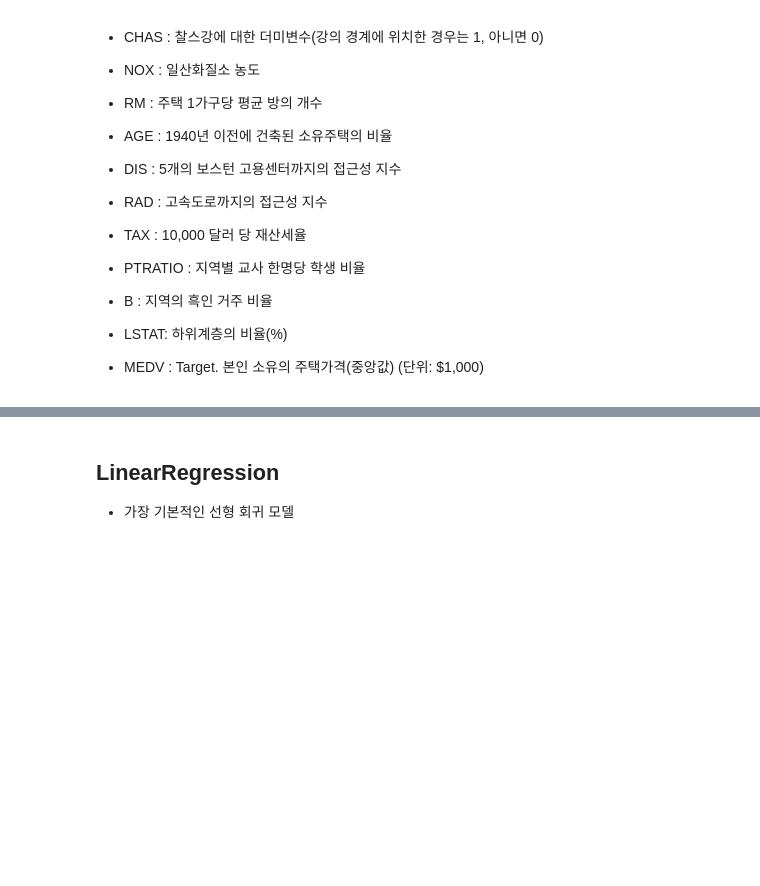
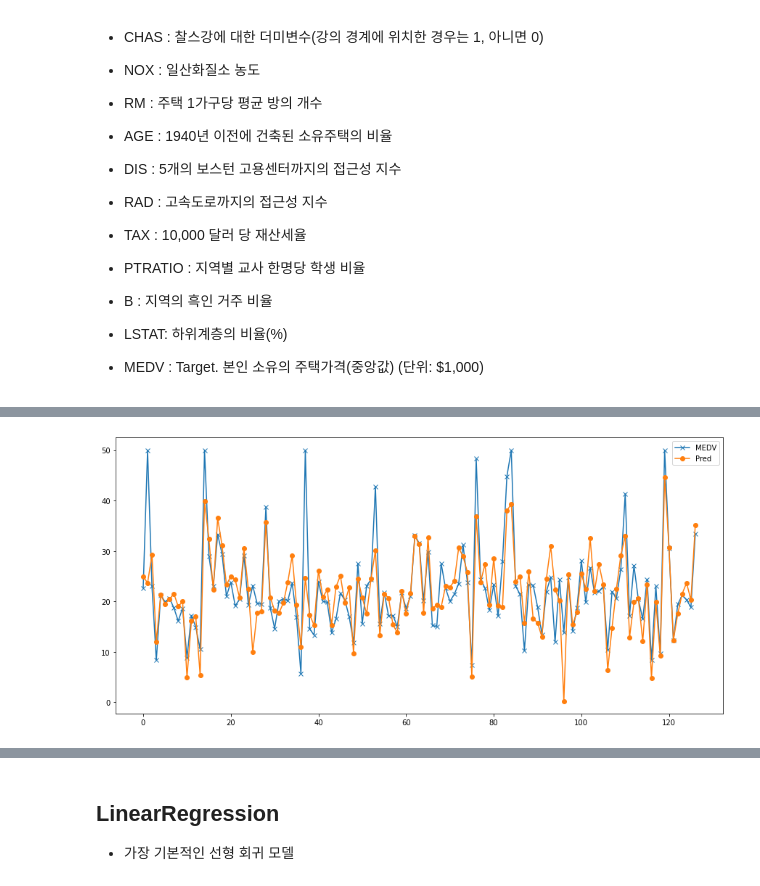
Before and after one commit to leejineui/Machine_Learning, a Jupyter notebook: 13_선형회귀.ipynb, the cells around one changed output, grey strips where cells are left out. Cells and saved outputs as stored; diff of their text form; code cells hidden in the pictures; blank space fills up the shorter version.

```diff
--- a/13_선형회귀.ipynb
+++ b/13_선형회귀.ipynb
@@ -46,0 +152,8 @@ $$
+# %%
+# Train/test set 으로 분리
+#연속형 컬럼 scaling
+
+from sklearn.model_selection import train_test_split
+
+X_train,X_test, y_train,y_test = train_test_split(X,y, random_state=0)
+X_train.shape, X_test.shape
@@ -46,0 +162,5 @@ $$
+# %%
+from sklearn.preprocessing import StandardScaler
+scaler =StandardScaler()
+X_train_scaled =scaler.fit_transform(X_train)
+X_test_scaled= scaler.transform(X_test)
@@ -46,0 +189,3 @@ $$
+# %%
+lr = LinearRegression()
+lr.fit(X_train_scaled, y_train) # 각 Feature에 곱할 weight(가중치), bias(편향)을 찾는다.
@@ -46,0 +224,9 @@ $$
+# %%
+# 모델 평가
+pred_train =lr.predict(X_train_scaled)
+pred_test = lr.predict(X_test_scaled)
+
+print_regression_metrics(y_train, pred_train, title ='Train')
+print_regression_metrics(y_test, pred_test, title ='Test')
+
+#RMSE 는 y 즉 집값의 오차   1.0 이 천달라  5.4 는 5천4백 달러 차이
@@ -46,0 +240,10 @@ $$
+# %%
+# 실제값(MEDV)과 예측값을 plotting
+import matplotlib.pyplot as plt
+plt.figure(figsize=(15,7))
+plt.plot(range(len(y_test)),y_test, label='MEDV',marker ='x' )
+plt.plot(range(len(y_test)),pred_test, label='Pred',marker ='o' )
+plt.legend()
+plt.show()
+# %% [output]
+[figure, added]
```
Also changed, not shown: parts of 98 cells of this notebook, 10 other files.
